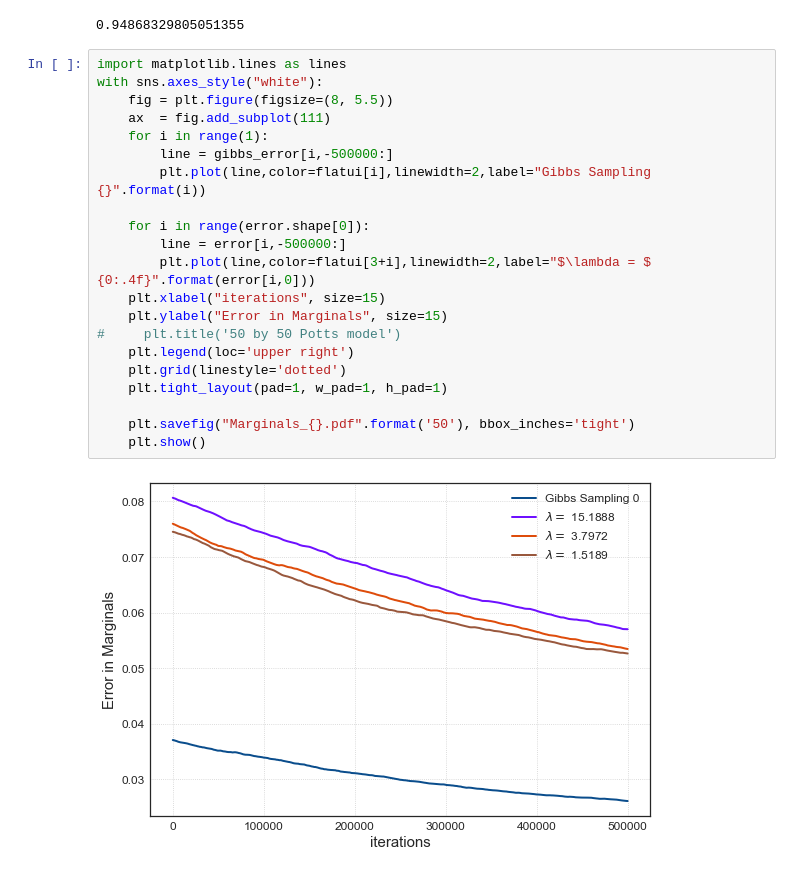
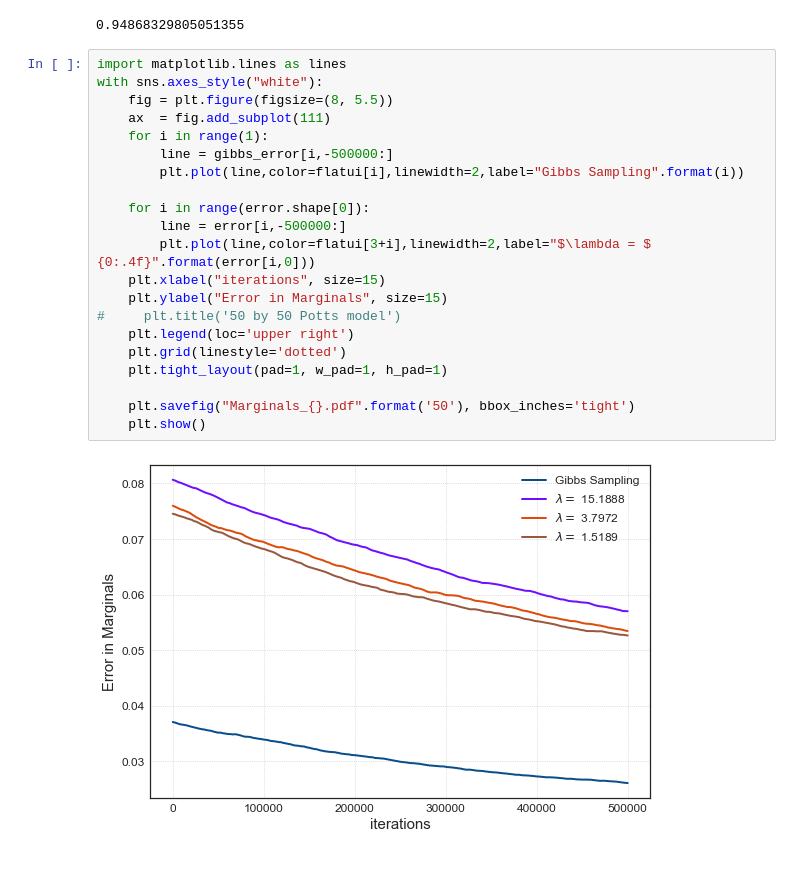
Before and after one commit to vincent6606/Mini_batched_Gibbs, a Jupyter notebook: Potts model/plott_potts.ipynb, the cells around one changed output. Drawn from its saved outputs; the diff is of its cells as text.

```diff
--- a/Potts model/plott_potts.ipynb
+++ b/Potts model/plott_potts.ipynb
@@ -53,26 +53,26 @@ gibbs_error[0,0]
 # %%
 import matplotlib.lines as lines
 with sns.axes_style("white"):
     fig = plt.figure(figsize=(8, 5.5))
     ax  = fig.add_subplot(111)
     for i in range(1):
         line = gibbs_error[i,-500000:]
-        plt.plot(line,color=flatui[i],linewidth=2,label="Gibbs Sampling {}".format(i))
+        plt.plot(line,color=flatui[i],linewidth=2,label="Gibbs Sampling".format(i))
 
     for i in range(error.shape[0]):
         line = error[i,-500000:]
         plt.plot(line,color=flatui[3+i],linewidth=2,label="$\lambda = $ {0:.4f}".format(error[i,0]))
     plt.xlabel("iterations", size=15)
     plt.ylabel("Error in Marginals", size=15)
 #     plt.title('50 by 50 Potts model')
     plt.legend(loc='upper right')
     plt.grid(linestyle='dotted')
     plt.tight_layout(pad=1, w_pad=1, h_pad=1)
 
     plt.savefig("Marginals_{}.pdf".format('50'), bbox_inches='tight')
     plt.show()
 # %% [output]
-[figure, old version]
+[figure, new version]
 # %%
 !ls
 # %% [output]
```
Also changed, not shown: parts of 1 cell of this notebook, 1 other file.
